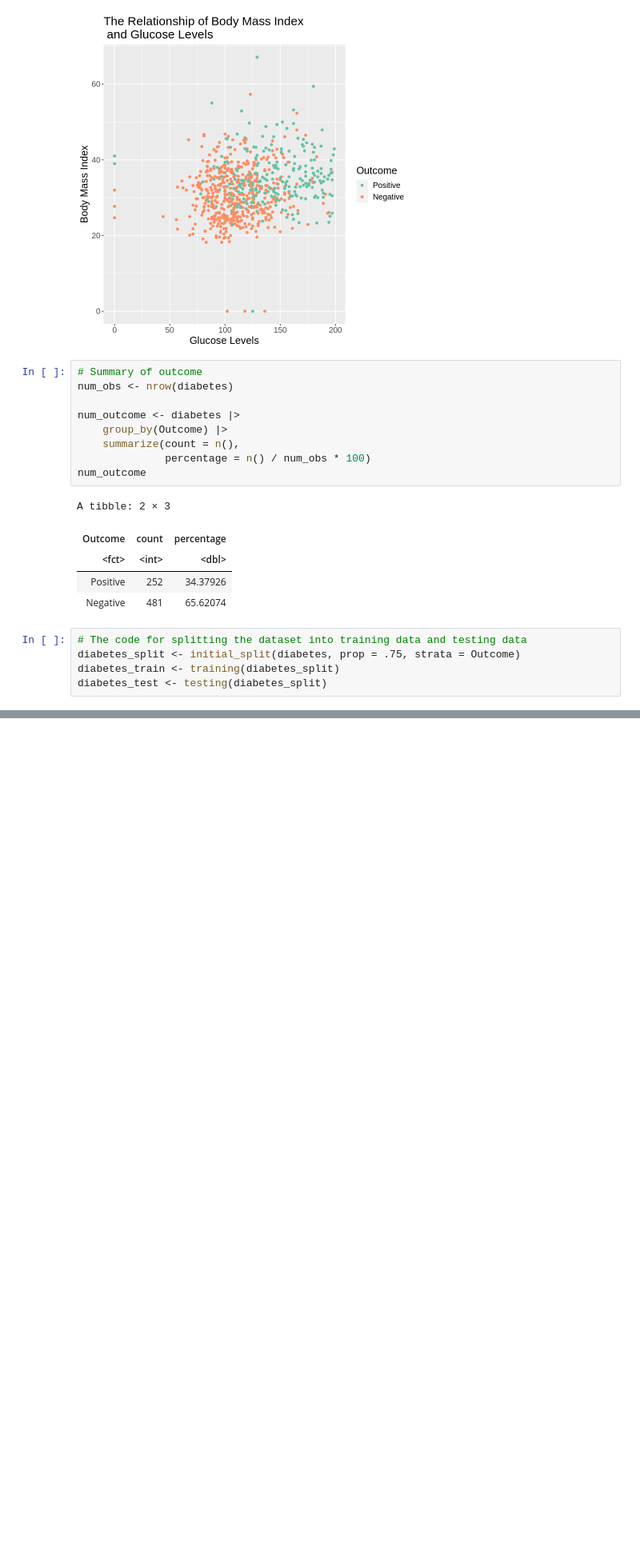
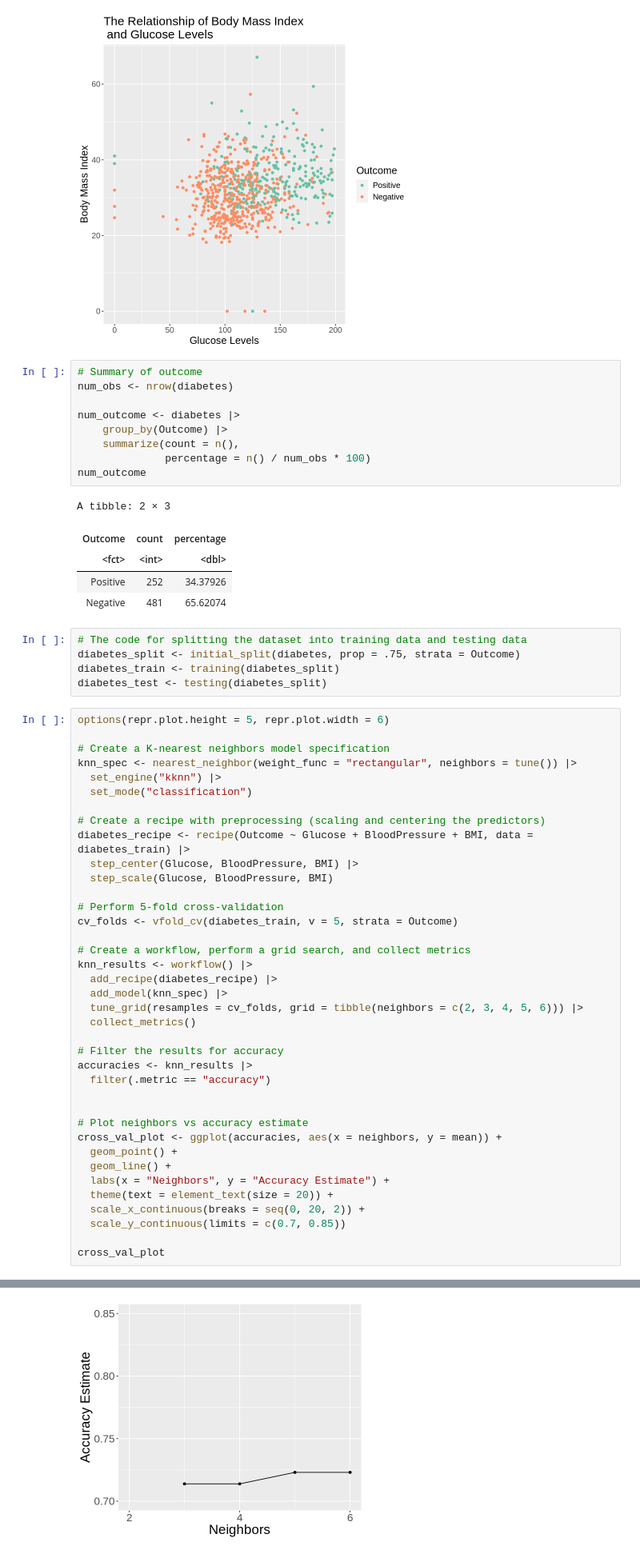
Before and after one commit to NDChavez/diabetes_final, a Jupyter notebook: diabetes_final_project.ipynb, the cells around one changed output, grey strips where cells are left out. Shown: that part at 80% size. Drawn from its saved outputs; the diff is of its cells as text; blank space fills up the shorter version.

```diff
--- a/diabetes_final_project.ipynb
+++ b/diabetes_final_project.ipynb
@@ -153,3 +172,42 @@ A tibble: 2 × 3
 diabetes_split <- initial_split(diabetes, prop = .75, strata = Outcome)
 diabetes_train <- training(diabetes_split)
 diabetes_test <- testing(diabetes_split)
+# %%
+options(repr.plot.height = 5, repr.plot.width = 6)
+
+# Create a K-nearest neighbors model specification
+knn_spec <- nearest_neighbor(weight_func = "rectangular", neighbors = tune()) |>
+  set_engine("kknn") |>
+  set_mode("classification")
+
+# Create a recipe with preprocessing (scaling and centering the predictors)
+diabetes_recipe <- recipe(Outcome ~ Glucose + BloodPressure + BMI, data = diabetes_train) |>
+  step_center(Glucose, BloodPressure, BMI) |>
+  step_scale(Glucose, BloodPressure, BMI)
+
+# Perform 5-fold cross-validation
+cv_folds <- vfold_cv(diabetes_train, v = 5, strata = Outcome)
+
+# Create a workflow, perform a grid search, and collect metrics
+knn_results <- workflow() |>
+  add_recipe(diabetes_recipe) |>
+  add_model(knn_spec) |>
+  tune_grid(resamples = cv_folds, grid = tibble(neighbors = c(2, 3, 4, 5, 6))) |>
+  collect_metrics()
+
+# Filter the results for accuracy
+accuracies <- knn_results |>
+  filter(.metric == "accuracy")
+
+
+# Plot neighbors vs accuracy estimate
+cross_val_plot <- ggplot(accuracies, aes(x = neighbors, y = mean)) +
+  geom_point() +
+  geom_line() +
+  labs(x = "Neighbors", y = "Accuracy Estimate") +
+  theme(text = element_text(size = 20)) +
+  scale_x_continuous(breaks = seq(0, 20, 2)) +
+  scale_y_continuous(limits = c(0.7, 0.85))
+
+cross_val_plot
+# %% [output]
@@ -155,0 +218 @@ diabetes_test <- testing(diabetes_split)
+[figure, added]
```
Also changed, not shown: parts of 3 cells of this notebook.
